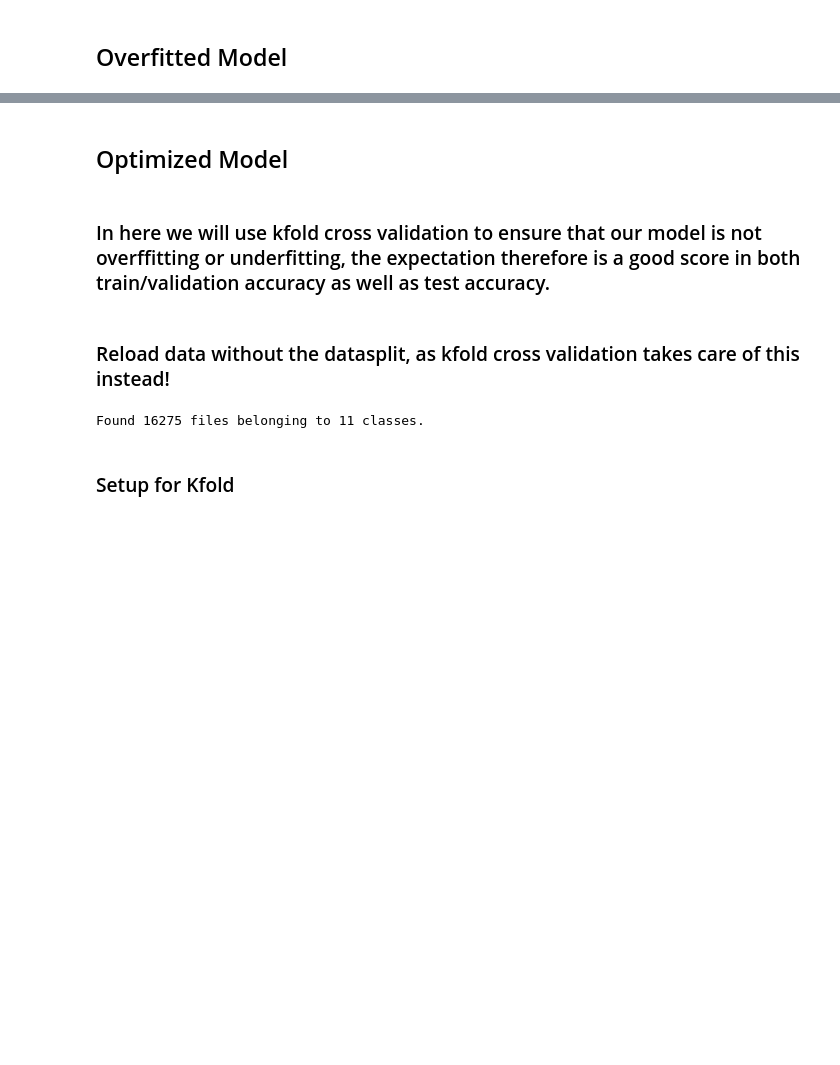
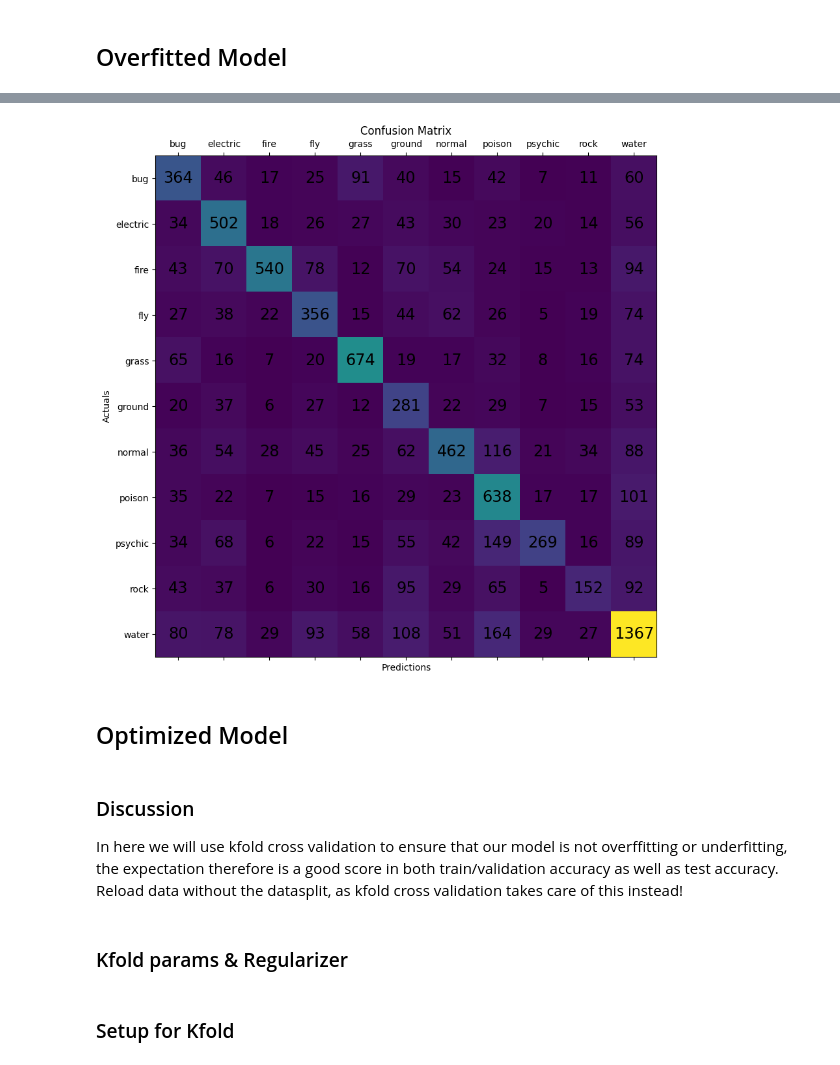
Before and after one commit to DashieTM/pokegpt, a Jupyter notebook: pokegpt.ipynb, the cells around one changed output, grey strips where cells are left out. Drawn from its saved outputs; the diff is of its cells as text; code cells hidden in the pictures; blank space fills up the shorter version.

```diff
--- a/pokegpt.ipynb
+++ b/pokegpt.ipynb
@@ -453,28 +396,11 @@ plt.show()
+# %%
+plt_confmatrix(y_preds, y_trues, class_names)
+# %% [output]
+[figure, added]
 # %% [markdown]
 ## Optimized Model
 # %% [markdown]
-### In here we will use kfold cross validation to ensure that our model is not overffitting or underfitting, the expectation therefore is a good score in both train/validation accuracy as well as test accuracy.
+### Discussion
+In here we will use kfold cross validation to ensure that our model is not overffitting or underfitting, the expectation therefore is a good score in both train/validation accuracy as well as test accuracy. Reload data without the datasplit, as kfold cross validation takes care of this instead!
-# %% [markdown]
-### Reload data without the datasplit, as kfold cross validation takes care of this instead!
-# %%
-train_dir = 'datasets/dataset_training/'
-batch_size = 32
-img_height = 256
-img_width = 256
-
-o_training_ds = keras.utils.image_dataset_from_directory(
-    train_dir,
-    labels="inferred",
-    color_mode="rgb",
-    batch_size=batch_size,
-    image_size=(img_height, img_width), # Some preprocessing happening here, resizing the images
-)
-
-# variables used in kfold
-
-num_epochs = 10
-splits = 5
-scores = [None] * splits
-models = [None] * splits
-# %% [output]
-Found 16275 files belonging to 11 classes.
+# %% [markdown]
+### Kfold params & Regularizer
```
Also changed, not shown: parts of 49 cells of this notebook.
